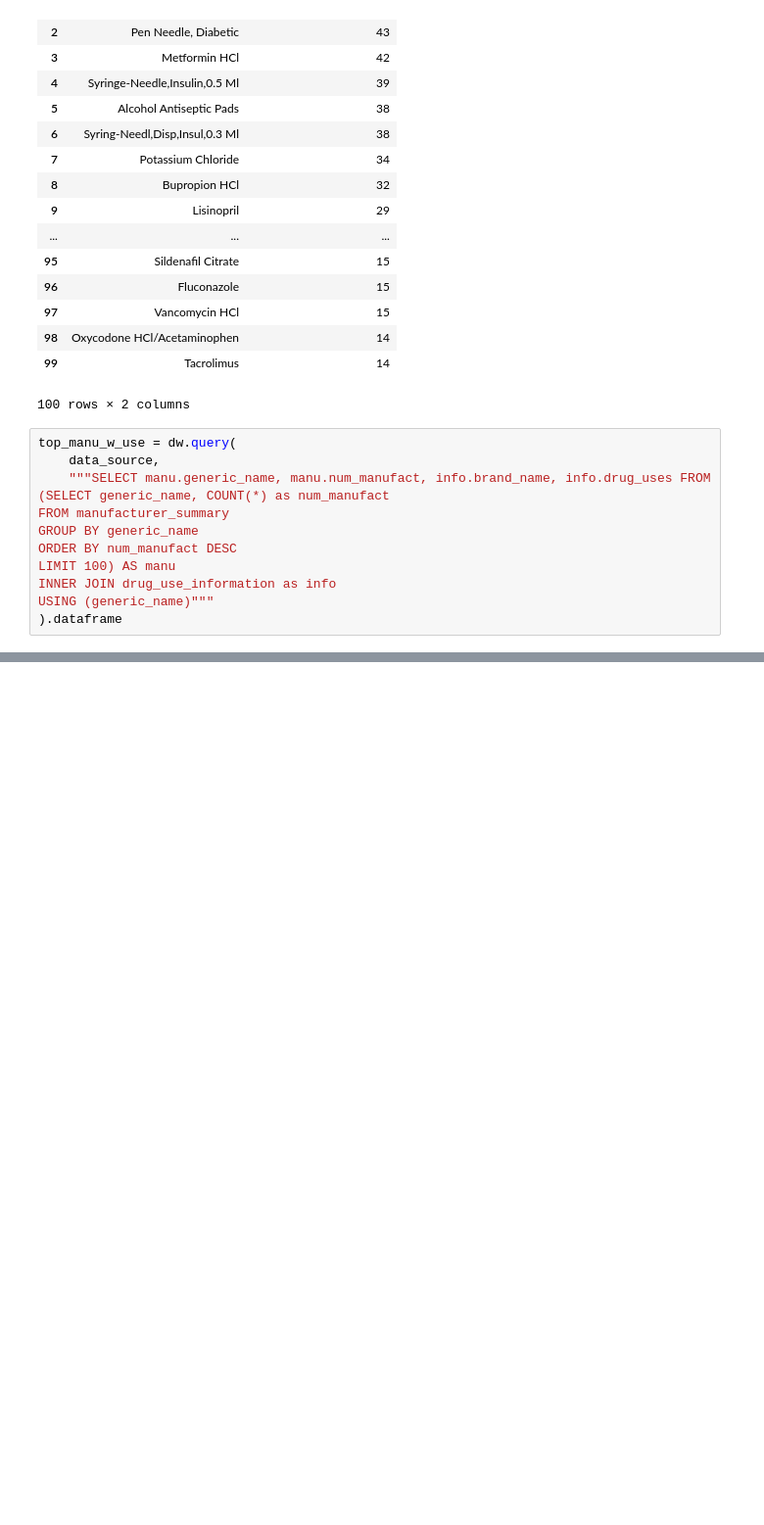
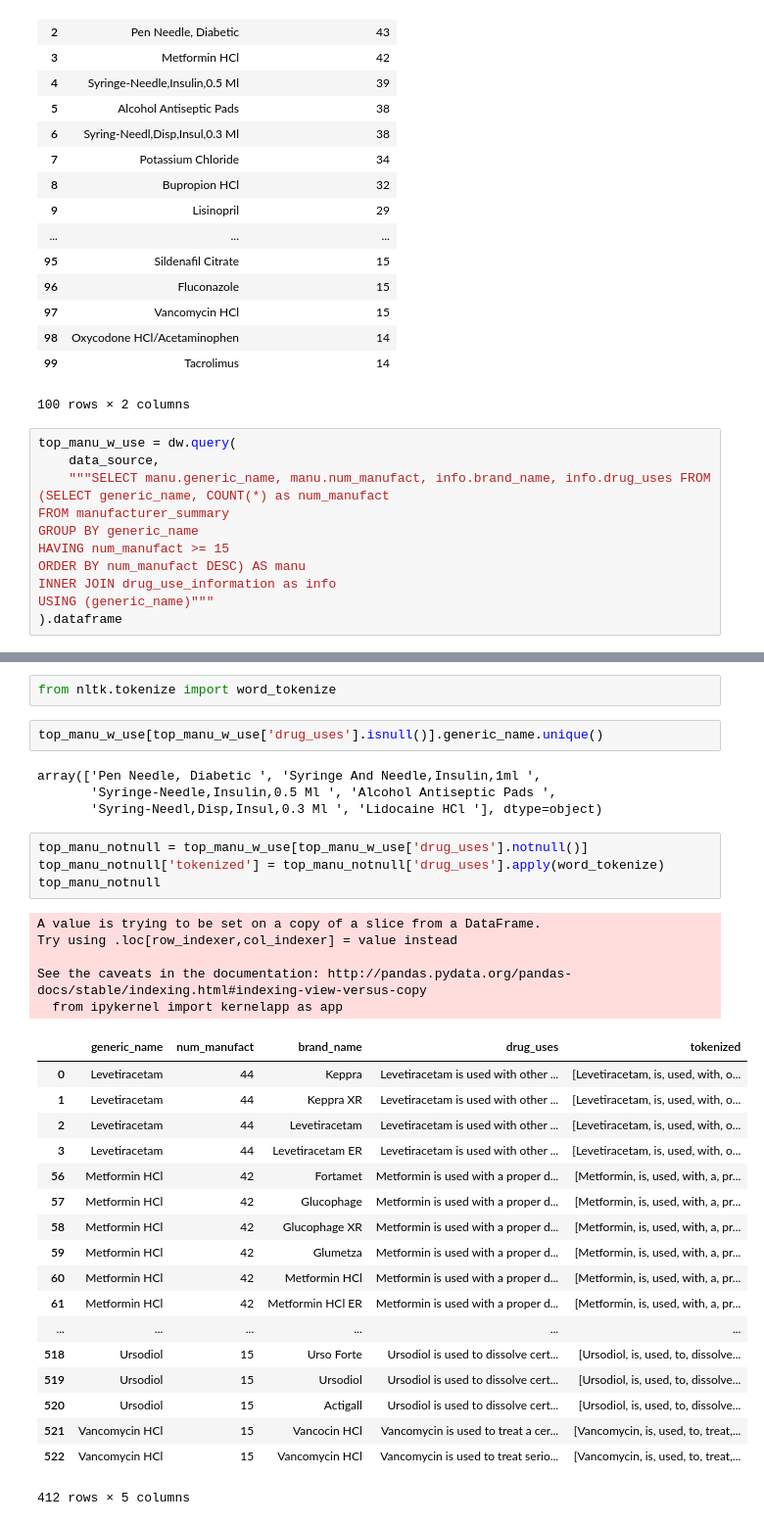
Before and after one commit to darya-akimova/medicare_spending_analysis, a Jupyter notebook: Medicare Part D Spending (2012-2016) Analysis.ipynb, the cells around one changed output, grey strips where cells are left out. Shown at 98% size. Cells and saved outputs as stored; diff of their text form; blank space fills up the shorter version.

Commit message:
progress on drug uses

```diff
--- a/Medicare Part D Spending (2012-2016) Analysis.ipynb
+++ b/Medicare Part D Spending (2012-2016) Analysis.ipynb
@@ -608,8 +598,8 @@ top_manu_w_use = dw.query(
     """SELECT manu.generic_name, manu.num_manufact, info.brand_name, info.drug_uses FROM (SELECT generic_name, COUNT(*) as num_manufact
 FROM manufacturer_summary
 GROUP BY generic_name
-ORDER BY num_manufact DESC
-LIMIT 100) AS manu
+HAVING num_manufact >= 15
+ORDER BY num_manufact DESC) AS manu
 INNER JOIN drug_use_information as info
 USING (generic_name)"""
 ).dataframe
@@ -655,0 +714,36 @@ sorted(top_by_manufact['generic_name'].tolist())
+# %%
+from nltk.tokenize import word_tokenize
+# %%
+top_manu_w_use[top_manu_w_use['drug_uses'].isnull()].generic_name.unique()
+# %% [output]
+array(['Pen Needle, Diabetic ', 'Syringe And Needle,Insulin,1ml ',
+       'Syringe-Needle,Insulin,0.5 Ml ', 'Alcohol Antiseptic Pads ',
+       'Syring-Needl,Disp,Insul,0.3 Ml ', 'Lidocaine HCl '], dtype=object)
+# %%
+top_manu_notnull = top_manu_w_use[top_manu_w_use['drug_uses'].notnull()]
+top_manu_notnull['tokenized'] = top_manu_notnull['drug_uses'].apply(word_tokenize)
+top_manu_notnull
+# %% [output]
+A value is trying to be set on a copy of a slice from a DataFrame.
+Try using .loc[row_indexer,col_indexer] = value instead
+
+See the caveats in the documentation: http://pandas.pydata.org/pandas-docs/stable/indexing.html#indexing-view-versus-copy
+  from ipykernel import kernelapp as app
+|  | generic_name | num_manufact | brand_name | drug_uses | tokenized |
+| 0 | Levetiracetam | 44 | Keppra | Levetiracetam is used with other ... | [Levetiracetam, is, used, with, o... |
+| 1 | Levetiracetam | 44 | Keppra XR | Levetiracetam is used with other ... | [Levetiracetam, is, used, with, o... |
+| 2 | Levetiracetam | 44 | Levetiracetam | Levetiracetam is used with other ... | [Levetiracetam, is, used, with, o... |
+| 3 | Levetiracetam | 44 | Levetiracetam ER | Levetiracetam is used with other ... | [Levetiracetam, is, used, with, o... |
+| 56 | Metformin HCl | 42 | Fortamet | Metformin is used with a proper d... | [Metformin, is, used, with, a, pr... |
+| 57 | Metformin HCl | 42 | Glucophage | Metformin is used with a proper d... | [Metformin, is, used, with, a, pr... |
+| 58 | Metformin HCl | 42 | Glucophage XR | Metformin is used with a proper d... | [Metformin, is, used, with, a, pr... |
+| 59 | Metformin HCl | 42 | Glumetza | Metformin is used with a proper d... | [Metformin, is, used, with, a, pr... |
+| 60 | Metformin HCl | 42 | Metformin HCl | Metformin is used with a proper d... | [Metformin, is, used, with, a, pr... |
+| 61 | Metformin HCl | 42 | Metformin HCl ER | Metformin is used with a proper d... | [Metformin, is, used, with, a, pr... |
+| ... | ... | ... | ... | ... | ... |
+| 518 | Ursodiol | 15 | Urso Forte | Ursodiol is used to dissolve cert... | [Ursodiol, is, used, to, dissolve... |
+| 519 | Ursodiol | 15 | Ursodiol | Ursodiol is used to dissolve cert... | [Ursodiol, is, used, to, dissolve... |
+| 520 | Ursodiol | 15 | Actigall | Ursodiol is used to dissolve cert... | [Ursodiol, is, used, to, dissolve... |
+| 521 | Vancomycin HCl | 15 | Vancocin HCl | Vancomycin is used to treat a cer... | [Vancomycin, is, used, to, treat,... |
+| 522 | Vancomycin HCl | 15 | Vancomycin HCl | Vancomycin is used to treat serio... | [Vancomycin, is, used, to, treat,... |
+412 rows × 5 columns
```
Also changed, not shown: parts of 13 cells of this notebook, 3 other files.
